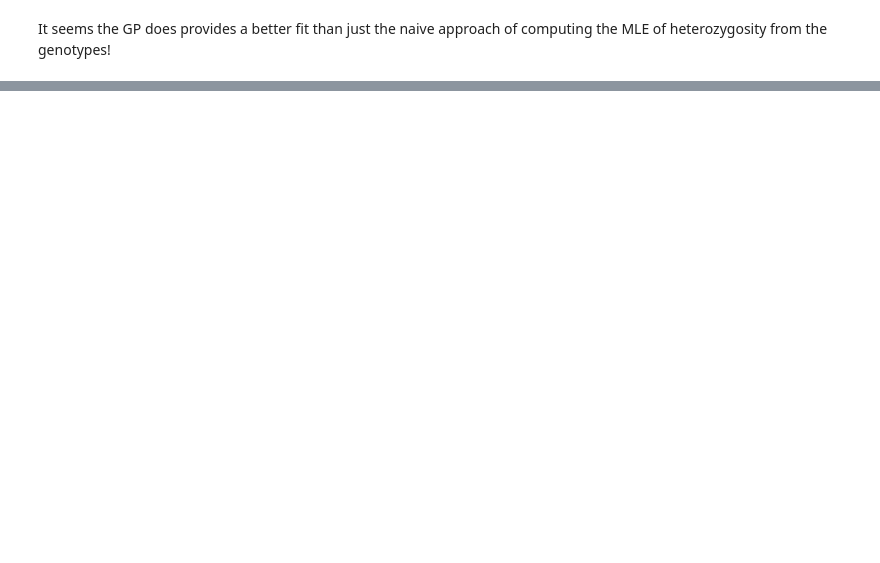
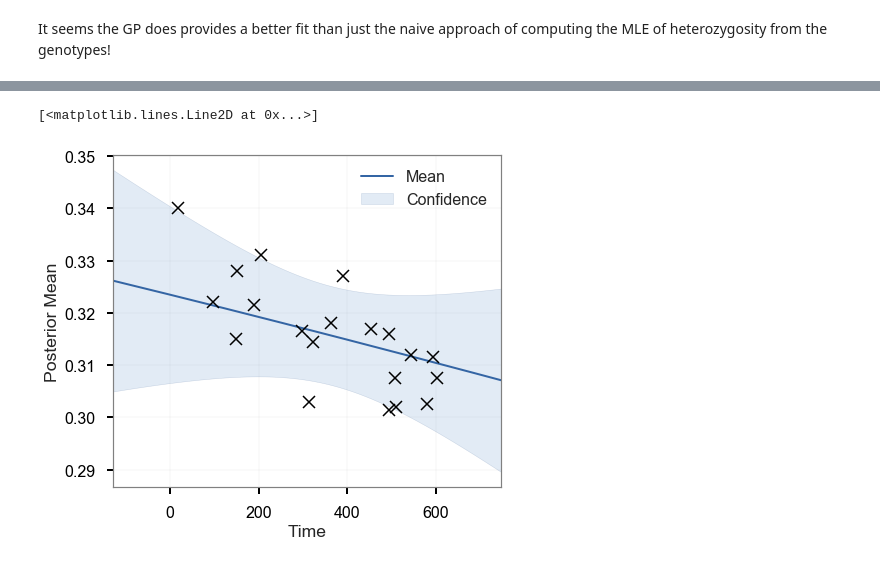
Before and after one commit to ancient-dna/hetgp, a Jupyter notebook: notebooks/wright-fisher-sim.ipynb, the cells around one changed output, grey strips where cells are left out. Drawn from its saved outputs; the diff is of its cells as text; code cells hidden in the pictures; blank space fills up the shorter version.

```diff
--- a/notebooks/wright-fisher-sim.ipynb
+++ b/notebooks/wright-fisher-sim.ipynb
@@ -240,2 +242,4 @@ model.kern
+# %%
+lengthscale = model.kern.lengthscale[0]
 # %% [markdown]
 It seems the GP does provides a better fit than just the naive approach of computing the MLE of heterozygosity from the genotypes!
@@ -241,0 +300,11 @@ It seems the GP does provides a better fit than just the naive approach of compu
+# %%
+kern = gp.kern.Matern52(1)
+model = gp.models.GPRegression(t[:,None], h_hat[:,None], kern)
+
+# fixing the noise variance
+h_mod = H[-1,:]
+sigma2_e = np.sum(h_mod * (1. - h_mod)) / p**2
+model[".*Gaussian_noise"] = sigma2_e
+model[".*Gaussian_noise"].fix()
+model[".*lengthscale"] = lengthscale
+model[".*lengthscale"].fix()
@@ -241,0 +320,8 @@ It seems the GP does provides a better fit than just the naive approach of compu
+# %%
+model.plot_f();
+plt.xlabel("Time");
+plt.ylabel("Posterior Mean");
+plt.plot(t, h_hat,'kx',mew=1.5)
+# %% [output]
+[<matplotlib.lines.Line2D at 0x...>]
+[figure, added]
```
Also changed, not shown: parts of 25 cells of this notebook, 3 other files.
